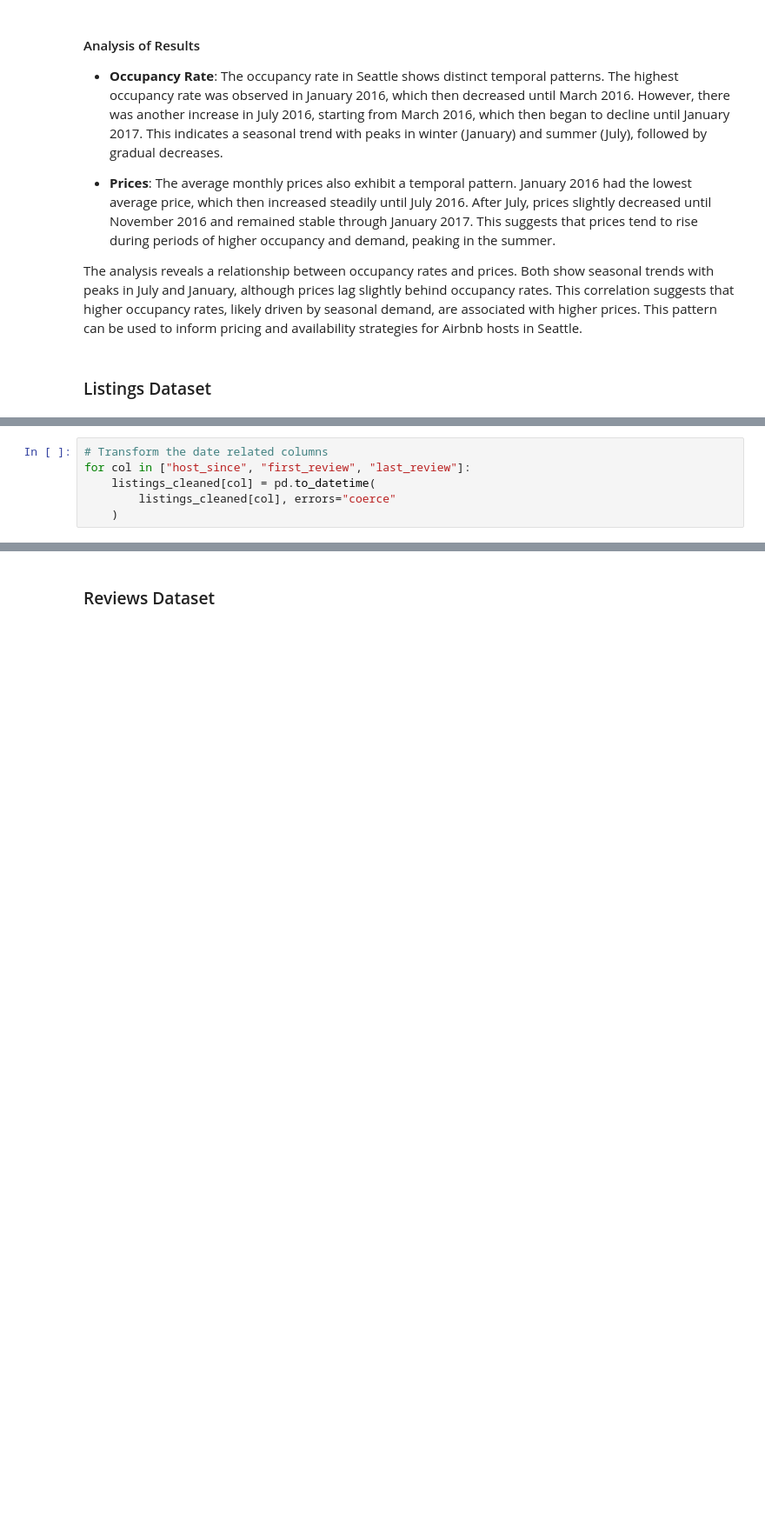
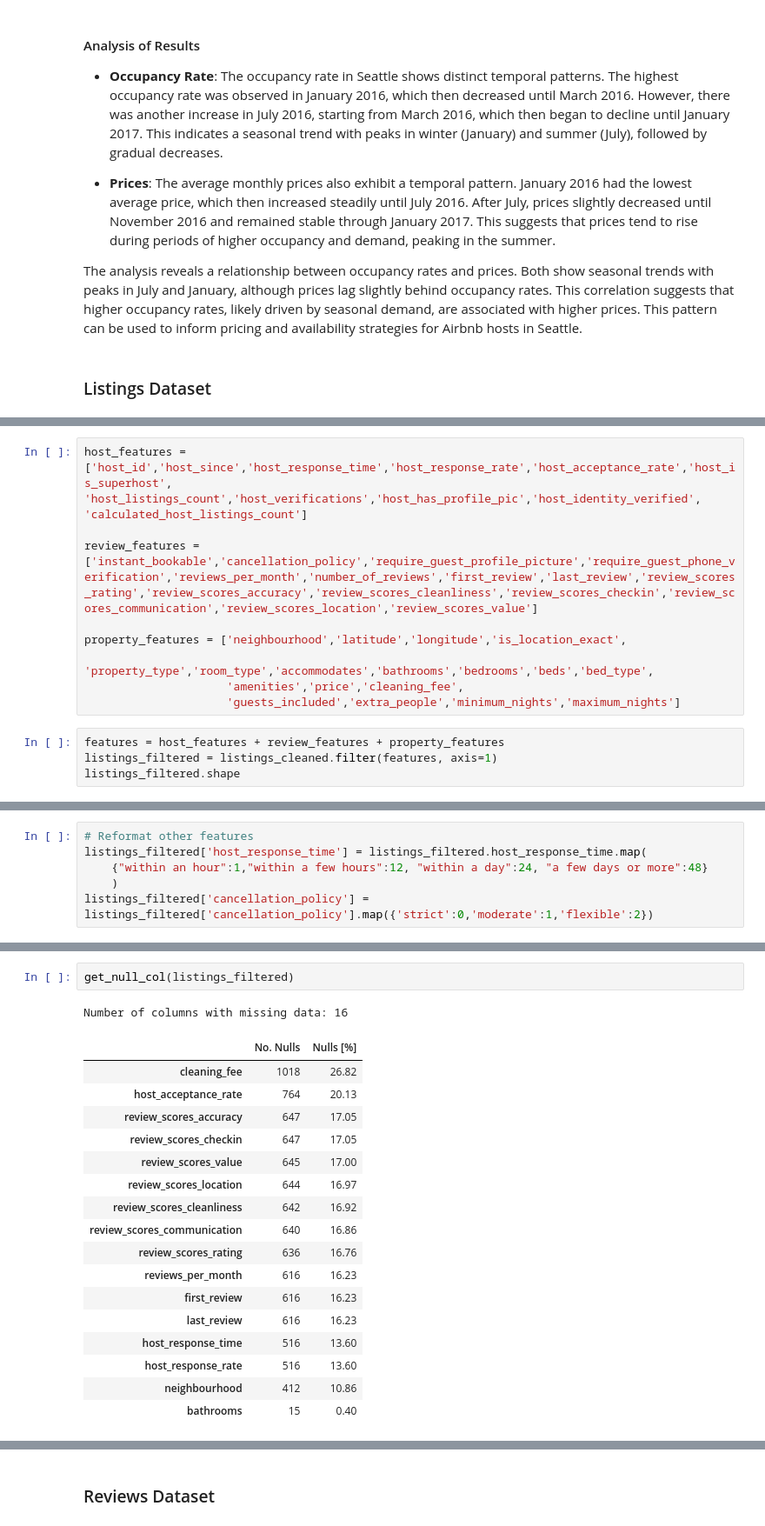
Before and after one commit to mafda/seattle_airbnb_data_analysis, a Jupyter notebook: src/seattle_airbnb_data_analysis.ipynb, the cells around one changed output, grey strips where cells are left out. Shown at 87% size. Drawn from its saved outputs; the diff is of its cells as text; blank space fills up the shorter version.

Commit message:
no missing values listening dataset

```diff
--- a/src/seattle_airbnb_data_analysis.ipynb
+++ b/src/seattle_airbnb_data_analysis.ipynb
@@ -377,9 +444,3 @@ for col in ["price", "weekly_price", "cleaning_fee", "extra_people"]:
-# %%
-# Transform the date related columns
-for col in ["host_since", "first_review", "last_review"]:
-    listings_cleaned[col] = pd.to_datetime(
-        listings_cleaned[col], errors="coerce"
-    )
 # %%
 # Check remaining columns
 print("Columns remaining after removing null values:")
@@ -400,0 +466,13 @@ bool_col = []
+# %%
+host_features = ['host_id','host_since','host_response_time','host_response_rate','host_acceptance_rate','host_is_superhost', 'host_listings_count','host_verifications','host_has_profile_pic','host_identity_verified', 'calculated_host_listings_count']
+
+review_features = ['instant_bookable','cancellation_policy','require_guest_profile_picture','require_guest_phone_verification','reviews_per_month','number_of_reviews','first_review','last_review','review_scores_rating','review_scores_accuracy','review_scores_cleanliness','review_scores_checkin','review_scores_communication','review_scores_location','review_scores_value']
+
+property_features = ['neighbourhood','latitude','longitude','is_location_exact',
+                     'property_type','room_type','accommodates','bathrooms','bedrooms','beds','bed_type',
+                     'amenities','price','cleaning_fee',
+                     'guests_included','extra_people','minimum_nights','maximum_nights']
+# %%
+features = host_features + review_features + property_features
+listings_filtered = listings_cleaned.filter(features, axis=1)
+listings_filtered.shape
@@ -400,0 +485,6 @@ bool_col = []
+# %%
+# Reformat other features
+listings_filtered['host_response_time'] = listings_filtered.host_response_time.map(
+    {"within an hour":1,"within a few hours":12, "within a day":24, "a few days or more":48}
+    )
+listings_filtered['cancellation_policy'] = listings_filtered['cancellation_policy'].map({'strict':0,'moderate':1,'flexible':2})
@@ -400,0 +504,21 @@ bool_col = []
+# %%
+get_null_col(listings_filtered)
+# %% [output]
+Number of columns with missing data: 16
+|  | No. Nulls | Nulls [%] |
+| cleaning_fee | 1018 | 26.82 |
+| host_acceptance_rate | 764 | 20.13 |
+| review_scores_accuracy | 647 | 17.05 |
+| review_scores_checkin | 647 | 17.05 |
+| review_scores_value | 645 | 17.00 |
+| review_scores_location | 644 | 16.97 |
+| review_scores_cleanliness | 642 | 16.92 |
+| review_scores_communication | 640 | 16.86 |
+| review_scores_rating | 636 | 16.76 |
+| reviews_per_month | 616 | 16.23 |
+| first_review | 616 | 16.23 |
+| last_review | 616 | 16.23 |
+| host_response_time | 516 | 13.60 |
+| host_response_rate | 516 | 13.60 |
+| neighbourhood | 412 | 10.86 |
+| bathrooms | 15 | 0.40 |
```
Also changed, not shown: parts of 26 cells of this notebook.
